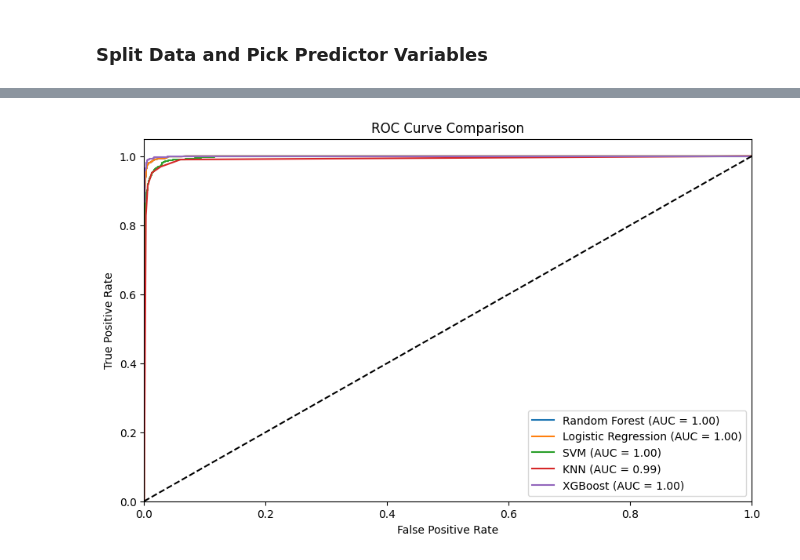
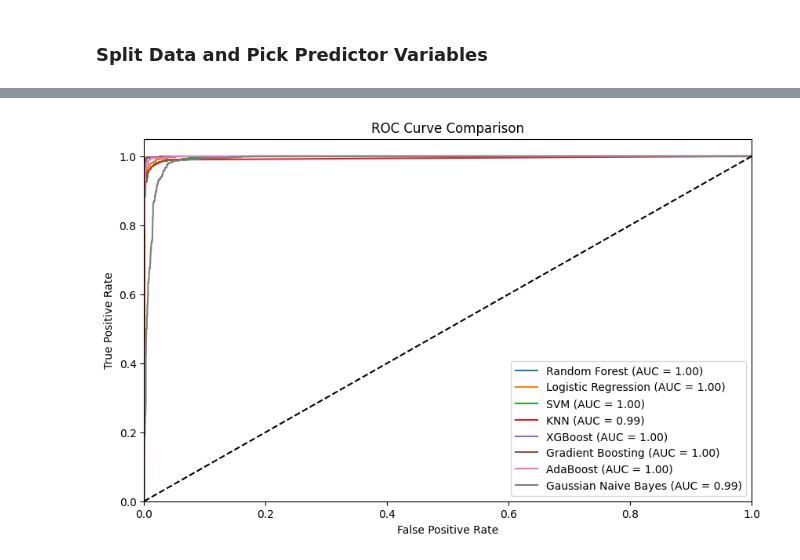
Before and after one commit to marianellass/Loan-Approval-Risk-Project, a Jupyter notebook: AML_Updated.ipynb, the cells around one changed output, grey strips where cells are left out. Drawn from its saved outputs; the diff is of its cells as text; code cells hidden in the pictures.

Commit message:
added models and sampling techniques

```diff
--- a/AML_Updated.ipynb
+++ b/AML_Updated.ipynb
@@ -406,3 +563,17 @@ Not Approved       1.00      0.99      0.99      2983
     accuracy                           0.99      4000
    macro avg       0.99      0.99      0.99      4000
 weighted avg       0.99      0.99      0.99      4000
+# %%
+from sklearn.metrics import classification_report
+from sklearn.ensemble import GradientBoostingClassifier
+
+### Gradient Boosting
+gb_model = GradientBoostingClassifier(
+    learning_rate=0.1, max_depth=5, n_estimators=200, random_state=42
+)
+gb_model.fit(X_train, y_train)
+gb_y_pred = gb_model.predict(X_test)
+print("\nGradient Boosting Classification Report:")
+print(
+    classification_report(y_test, gb_y_pred, target_names=["Not Approved", "Approved"])
+)
@@ -408,0 +590,11 @@ weighted avg       0.99      0.99      0.99      4000
+# %%
+from sklearn.ensemble import AdaBoostClassifier
+
+### AdaBoost
+ada_model = AdaBoostClassifier(learning_rate=1.0, n_estimators=100, random_state=42)
+ada_model.fit(X_train, y_train)
+ada_y_pred = ada_model.predict(X_test)
+print("\nAdaBoost Classification Report:")
+print(
+    classification_report(y_test, ada_y_pred, target_names=["Not Approved", "Approved"])
+)
@@ -408,0 +611,11 @@ weighted avg       0.99      0.99      0.99      4000
+# %%
+from sklearn.naive_bayes import GaussianNB
+
+### Gaussian Naive Bayes
+gnb_model = GaussianNB()
+gnb_model.fit(X_train, y_train)
+gnb_y_pred = gnb_model.predict(X_test)
+print("\nGaussian Naive Bayes Classification Report:")
+print(
+    classification_report(y_test, gnb_y_pred, target_names=["Not Approved", "Approved"])
+)
@@ -413,31 +636,34 @@ from sklearn.metrics import roc_curve, auc
 models = {
     "Random Forest": (model, y_pred),
     "Logistic Regression": (model, y_pred),
     "SVM": (svm_model, y_pred_svm),
     "KNN": (knn_model, y_pred_knn),
     "XGBoost": (xgb_model, y_pred_xgb),
+    "Gradient Boosting": (gb_model, gb_y_pred),
+    "AdaBoost": (ada_model, ada_y_pred),
+    "Gaussian Naive Bayes": (gnb_model, gnb_y_pred),
 }
 
 # Plot ROC curves
 plt.figure(figsize=(10, 6))
 
 for name, (model, y_pred) in models.items():
     if hasattr(model, "predict_proba"):
         y_prob = model.predict_proba(X_test)[:, 1]
     else:
         y_prob = model.decision_function(X_test)
 
     fpr, tpr, _ = roc_curve(y_test, y_prob)
     roc_auc = auc(fpr, tpr)
     plt.plot(fpr, tpr, label=f"{name} (AUC = {roc_auc:.2f})")
 
 plt.plot([0, 1], [0, 1], 'k--')
 plt.xlim([0.0, 1.0])
 plt.ylim([0.0, 1.05])
 plt.xlabel('False Positive Rate')
 plt.ylabel('True Positive Rate')
 plt.title('ROC Curve Comparison')
 plt.legend(loc="lower right")
 plt.show()
 # %% [output]
-[figure, old version]
+[figure, new version]
```
Also changed, not shown: parts of 23 cells of this notebook, 2 other files.
